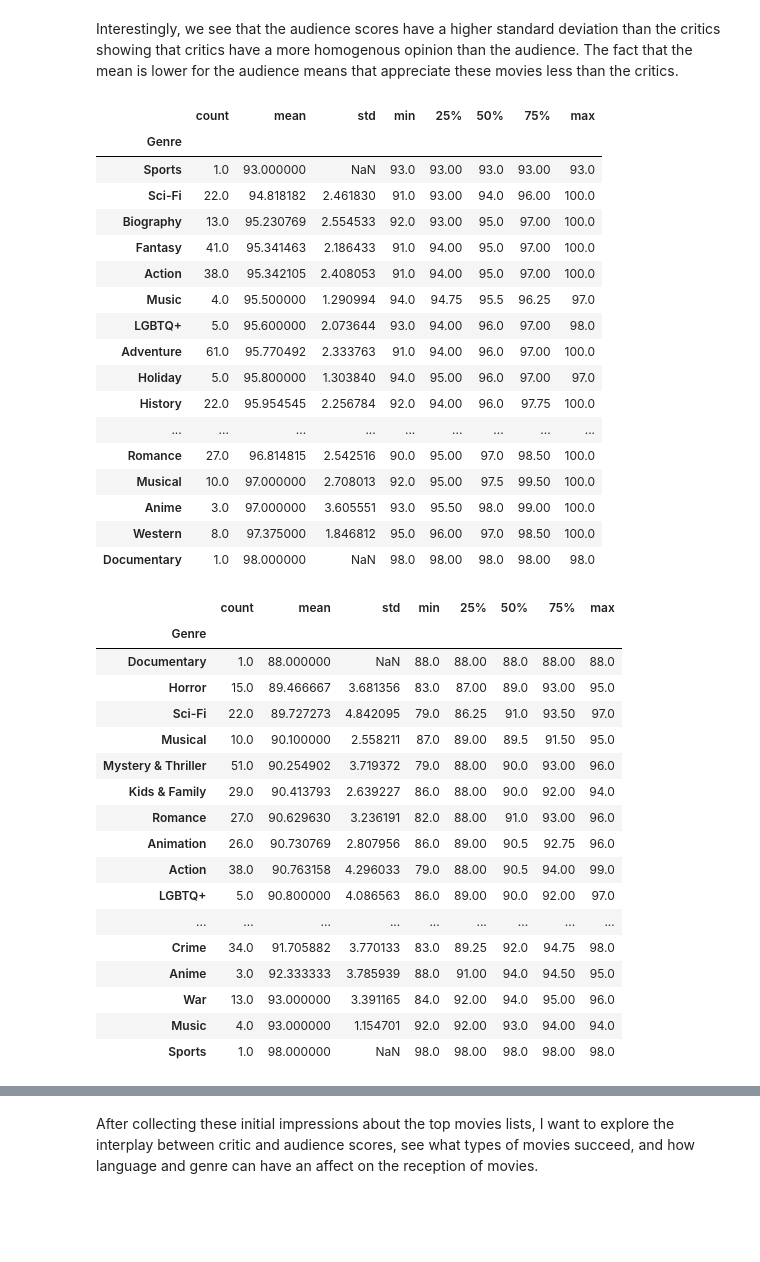
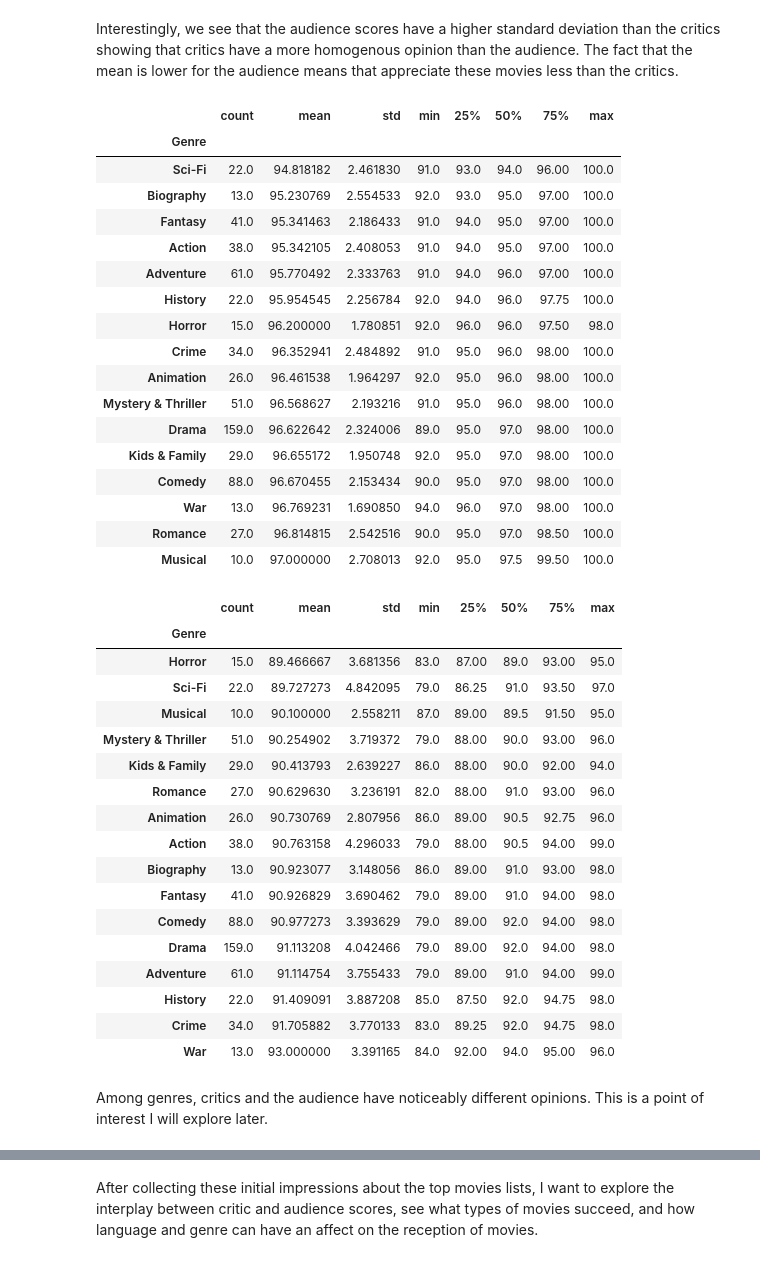
Before and after one commit to LSE-ME204/me204-2024-project-chodani, a Jupyter notebook: notebooks/NB03-EDA-and-Dataviz.ipynb, the cells around one changed output, grey strips where cells are left out. Saved outputs shown, nothing was run; the diff lists cells and outputs as text; code cells hidden in the pictures; blank space fills up the shorter version.

```diff
--- a/notebooks/NB03-EDA-and-Dataviz.ipynb
+++ b/notebooks/NB03-EDA-and-Dataviz.ipynb
@@ -143,34 +146,34 @@ Name: audience_score, dtype: float64
 Interestingly, we see that the audience scores have a higher standard deviation than the critics showing that critics have a more homogenous opinion than the audience. The fact that the mean is lower for the audience means that appreciate these movies less than the critics.
 # %%
 genre_critics = top_df.explode('Genre').groupby('Genre')['critics_score'].describe().sort_values(by=['mean'])
-#genre_critics = genre_critics.drop(genre_critics[genre_critics."count" < 10].index)
-genre_critics
+genre_critics = genre_critics.drop(genre_critics[genre_critics['count'] < 10].index)
+genre_critics.sort_values(by=['mean'])
 # %% [output]
 |  | count | mean | std | min | 25% | 50% | 75% | max |
 | Genre |  |  |  |  |  |  |  |  |
-| Sports | 1.0 | 93.000000 | NaN | 93.0 | 93.00 | 93.0 | 93.00 | 93.0 |
-| Sci-Fi | 22.0 | 94.818182 | 2.461830 | 91.0 | 93.00 | 94.0 | 96.00 | 100.0 |
-| Biography | 13.0 | 95.230769 | 2.554533 | 92.0 | 93.00 | 95.0 | 97.00 | 100.0 |
-| Fantasy | 41.0 | 95.341463 | 2.186433 | 91.0 | 94.00 | 95.0 | 97.00 | 100.0 |
-| Action | 38.0 | 95.342105 | 2.408053 | 91.0 | 94.00 | 95.0 | 97.00 | 100.0 |
-| Music | 4.0 | 95.500000 | 1.290994 | 94.0 | 94.75 | 95.5 | 96.25 | 97.0 |
-| LGBTQ+ | 5.0 | 95.600000 | 2.073644 | 93.0 | 94.00 | 96.0 | 97.00 | 98.0 |
-| Adventure | 61.0 | 95.770492 | 2.333763 | 91.0 | 94.00 | 96.0 | 97.00 | 100.0 |
-| Holiday | 5.0 | 95.800000 | 1.303840 | 94.0 | 95.00 | 96.0 | 97.00 | 97.0 |
-| History | 22.0 | 95.954545 | 2.256784 | 92.0 | 94.00 | 96.0 | 97.75 | 100.0 |
-| ... | ... | ... | ... | ... | ... | ... | ... | ... |
-| Romance | 27.0 | 96.814815 | 2.542516 | 90.0 | 95.00 | 97.0 | 98.50 | 100.0 |
-| Musical | 10.0 | 97.000000 | 2.708013 | 92.0 | 95.00 | 97.5 | 99.50 | 100.0 |
-| Anime | 3.0 | 97.000000 | 3.605551 | 93.0 | 95.50 | 98.0 | 99.00 | 100.0 |
-| Western | 8.0 | 97.375000 | 1.846812 | 95.0 | 96.00 | 97.0 | 98.50 | 100.0 |
-| Documentary | 1.0 | 98.000000 | NaN | 98.0 | 98.00 | 98.0 | 98.00 | 98.0 |
+| Sci-Fi | 22.0 | 94.818182 | 2.461830 | 91.0 | 93.0 | 94.0 | 96.00 | 100.0 |
+| Biography | 13.0 | 95.230769 | 2.554533 | 92.0 | 93.0 | 95.0 | 97.00 | 100.0 |
+| Fantasy | 41.0 | 95.341463 | 2.186433 | 91.0 | 94.0 | 95.0 | 97.00 | 100.0 |
+| Action | 38.0 | 95.342105 | 2.408053 | 91.0 | 94.0 | 95.0 | 97.00 | 100.0 |
+| Adventure | 61.0 | 95.770492 | 2.333763 | 91.0 | 94.0 | 96.0 | 97.00 | 100.0 |
+| History | 22.0 | 95.954545 | 2.256784 | 92.0 | 94.0 | 96.0 | 97.75 | 100.0 |
+| Horror | 15.0 | 96.200000 | 1.780851 | 92.0 | 96.0 | 96.0 | 97.50 | 98.0 |
+| Crime | 34.0 | 96.352941 | 2.484892 | 91.0 | 95.0 | 96.0 | 98.00 | 100.0 |
+| Animation | 26.0 | 96.461538 | 1.964297 | 92.0 | 95.0 | 96.0 | 98.00 | 100.0 |
+| Mystery & Thriller | 51.0 | 96.568627 | 2.193216 | 91.0 | 95.0 | 96.0 | 98.00 | 100.0 |
+| Drama | 159.0 | 96.622642 | 2.324006 | 89.0 | 95.0 | 97.0 | 98.00 | 100.0 |
+| Kids & Family | 29.0 | 96.655172 | 1.950748 | 92.0 | 95.0 | 97.0 | 98.00 | 100.0 |
+| Comedy | 88.0 | 96.670455 | 2.153434 | 90.0 | 95.0 | 97.0 | 98.00 | 100.0 |
+| War | 13.0 | 96.769231 | 1.690850 | 94.0 | 96.0 | 97.0 | 98.00 | 100.0 |
+| Romance | 27.0 | 96.814815 | 2.542516 | 90.0 | 95.0 | 97.0 | 98.50 | 100.0 |
+| Musical | 10.0 | 97.000000 | 2.708013 | 92.0 | 95.0 | 97.5 | 99.50 | 100.0 |
 # %%
 genre_audience = top_df.explode('Genre').groupby('Genre')['audience_score'].describe().sort_values(by=['mean'])
-genre_audience
+genre_audience = genre_audience.drop(genre_audience[genre_audience['count'] < 10].index)
+genre_audience.sort_values(by=['mean'])
 # %% [output]
 |  | count | mean | std | min | 25% | 50% | 75% | max |
 | Genre |  |  |  |  |  |  |  |  |
-| Documentary | 1.0 | 88.000000 | NaN | 88.0 | 88.00 | 88.0 | 88.00 | 88.0 |
 | Horror | 15.0 | 89.466667 | 3.681356 | 83.0 | 87.00 | 89.0 | 93.00 | 95.0 |
 | Sci-Fi | 22.0 | 89.727273 | 4.842095 | 79.0 | 86.25 | 91.0 | 93.50 | 97.0 |
 | Musical | 10.0 | 90.100000 | 2.558211 | 87.0 | 89.00 | 89.5 | 91.50 | 95.0 |
@@ -179,11 +182,14 @@ genre_audience
 | Romance | 27.0 | 90.629630 | 3.236191 | 82.0 | 88.00 | 91.0 | 93.00 | 96.0 |
 | Animation | 26.0 | 90.730769 | 2.807956 | 86.0 | 89.00 | 90.5 | 92.75 | 96.0 |
 | Action | 38.0 | 90.763158 | 4.296033 | 79.0 | 88.00 | 90.5 | 94.00 | 99.0 |
-| LGBTQ+ | 5.0 | 90.800000 | 4.086563 | 86.0 | 89.00 | 90.0 | 92.00 | 97.0 |
-| ... | ... | ... | ... | ... | ... | ... | ... | ... |
+| Biography | 13.0 | 90.923077 | 3.148056 | 86.0 | 89.00 | 91.0 | 93.00 | 98.0 |
+| Fantasy | 41.0 | 90.926829 | 3.690462 | 79.0 | 89.00 | 91.0 | 94.00 | 98.0 |
+| Comedy | 88.0 | 90.977273 | 3.393629 | 79.0 | 89.00 | 92.0 | 94.00 | 98.0 |
+| Drama | 159.0 | 91.113208 | 4.042466 | 79.0 | 89.00 | 92.0 | 94.00 | 98.0 |
+| Adventure | 61.0 | 91.114754 | 3.755433 | 79.0 | 89.00 | 91.0 | 94.00 | 99.0 |
+| History | 22.0 | 91.409091 | 3.887208 | 85.0 | 87.50 | 92.0 | 94.75 | 98.0 |
 | Crime | 34.0 | 91.705882 | 3.770133 | 83.0 | 89.25 | 92.0 | 94.75 | 98.0 |
-| Anime | 3.0 | 92.333333 | 3.785939 | 88.0 | 91.00 | 94.0 | 94.50 | 95.0 |
 | War | 13.0 | 93.000000 | 3.391165 | 84.0 | 92.00 | 94.0 | 95.00 | 96.0 |
-| Music | 4.0 | 93.000000 | 1.154701 | 92.0 | 92.00 | 93.0 | 94.00 | 94.0 |
-| Sports | 1.0 | 98.000000 | NaN | 98.0 | 98.00 | 98.0 | 98.00 | 98.0 |
+# %% [markdown]
+Among genres, critics and the audience have noticeably different opinions. This is a point of interest I will explore later.
 # %%
```
Also changed, not shown: parts of 23 cells of this notebook.
